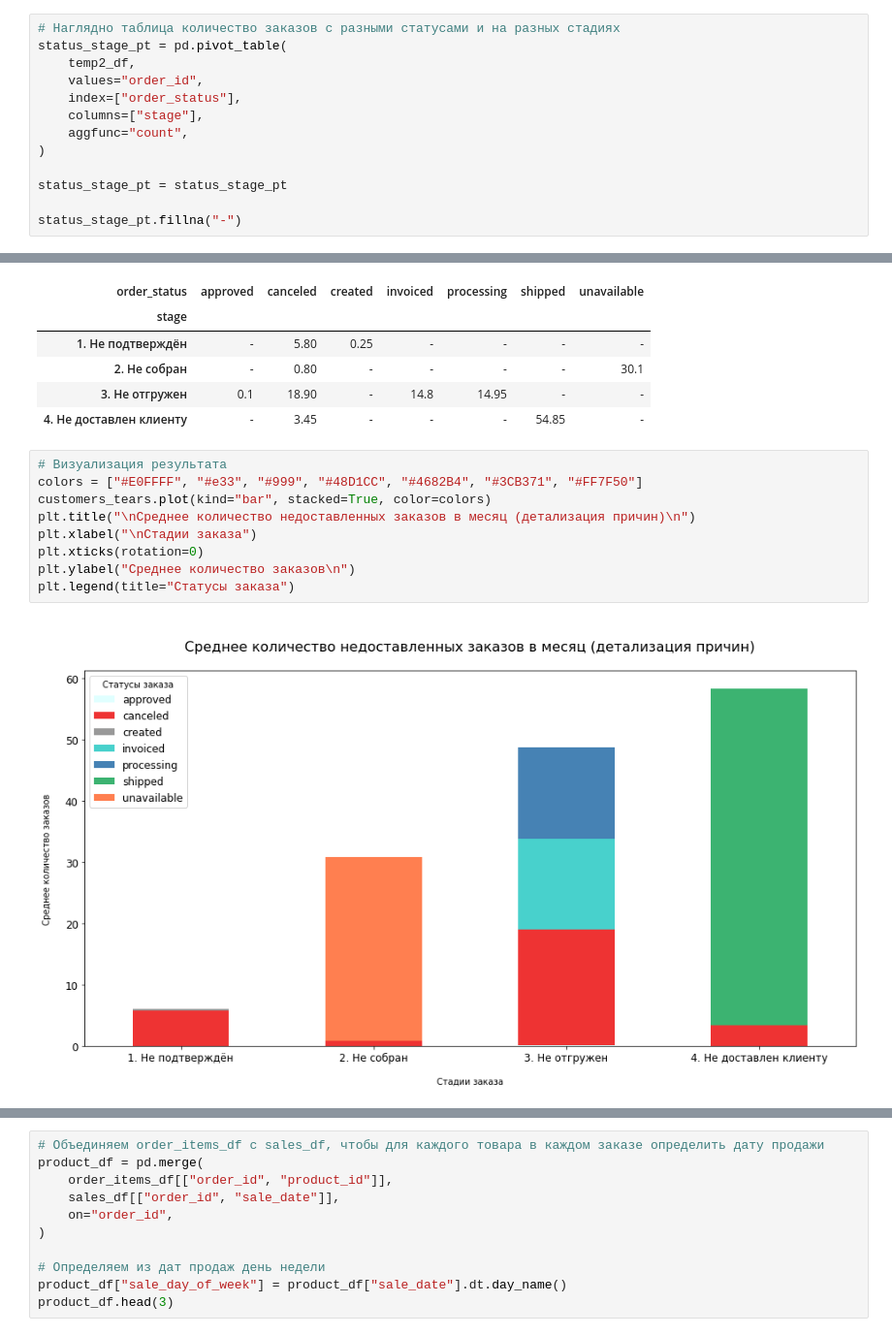
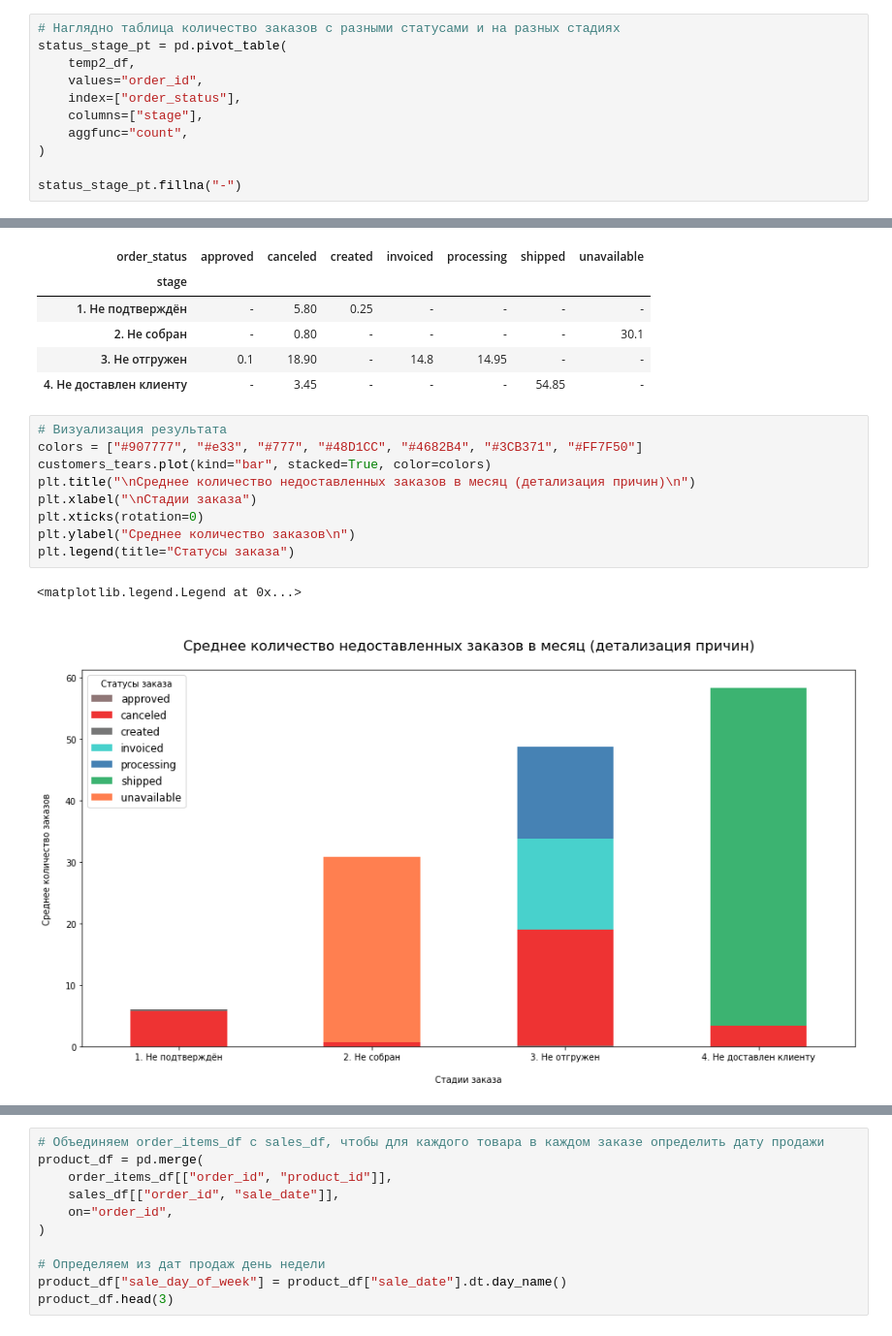
Before and after one commit to dh83/Olist_research, a Jupyter notebook: kc_proj_01.ipynb, the cells around one changed output, grey strips where cells are left out. Shown at 97% size. Cells and saved outputs as stored; diff of their text form.

Commit message:
graphics, commits, review code, some resume

```diff
--- a/kc_proj_01.ipynb
+++ b/kc_proj_01.ipynb
@@ -572,8 +535,6 @@ status_stage_pt = pd.pivot_table(
     aggfunc="count",
 )
 
-status_stage_pt = status_stage_pt
-
 status_stage_pt.fillna("-")
 # %% [output]
 | stage | 1 | 2 | 3 | 4 | 5 |
@@ -765,12 +728,13 @@ customers_tears.fillna("-")
 | 4. Не доставлен клиенту | - | 3.45 | - | - | - | 54.85 | - |
 # %%
 # Визуализация результата
-colors = ["#E0FFFF", "#e33", "#999", "#48D1CC", "#4682B4", "#3CB371", "#FF7F50"]
+colors = ["#907777", "#e33", "#777", "#48D1CC", "#4682B4", "#3CB371", "#FF7F50"]
 customers_tears.plot(kind="bar", stacked=True, color=colors)
 plt.title("\nСреднее количество недоставленных заказов в месяц (детализация причин)\n")
 plt.xlabel("\nСтадии заказа")
 plt.xticks(rotation=0)
 plt.ylabel("Среднее количество заказов\n")
 plt.legend(title="Статусы заказа")
 # %% [output]
+<matplotlib.legend.Legend at 0x...>
-[figure, old version]
+[figure, new version]
```
Also changed, not shown: parts of 121 cells of this notebook.
